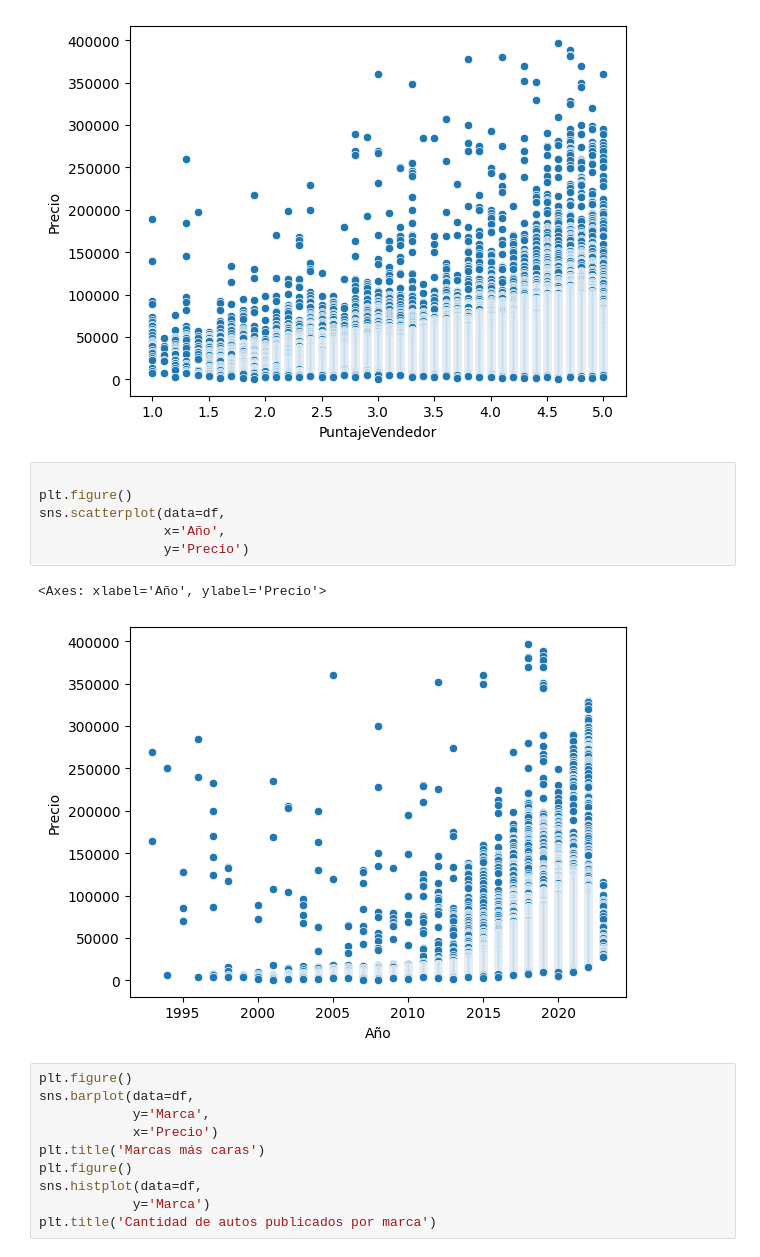
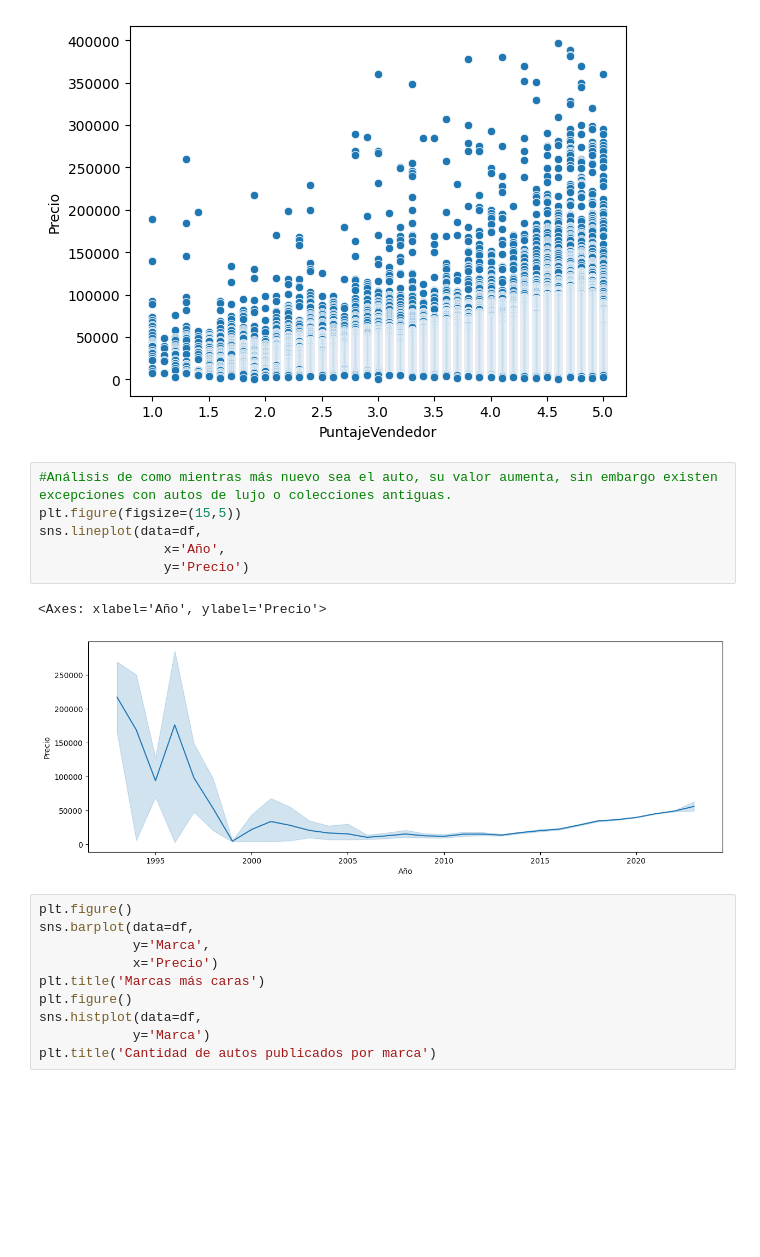
Before and after one commit to emalincic/Primera_Pre-entrega_DS1, a Jupyter notebook: 1er_entregable.ipynb, the cells around one changed output. Drawn from its saved outputs; the diff is of its cells as text; blank space fills up the shorter version.

```diff
--- a/1er_entregable.ipynb
+++ b/1er_entregable.ipynb
@@ -148,15 +150,15 @@ sns.scatterplot(data=df,
 # %% [output]
 <Axes: xlabel='PuntajeVendedor', ylabel='Precio'>
 [figure]
-# %%
-
-plt.figure()
-sns.scatterplot(data=df,
-                x='Año',
-                y='Precio')
-# %% [output]
-<Axes: xlabel='Año', ylabel='Precio'>
-[figure, removed]
+# %%
+#Análisis de como mientras más nuevo sea el auto, su valor aumenta, sin embargo existen excepciones con autos de lujo o colecciones antiguas.
+plt.figure(figsize=(15,5))
+sns.lineplot(data=df,
+                x='Año',
+                y='Precio')
+# %% [output]
+<Axes: xlabel='Año', ylabel='Precio'>
+[figure, added]
 # %%
 plt.figure()
 sns.barplot(data=df,
```
Also changed, not shown: parts of 10 cells of this notebook, 1 other file.
